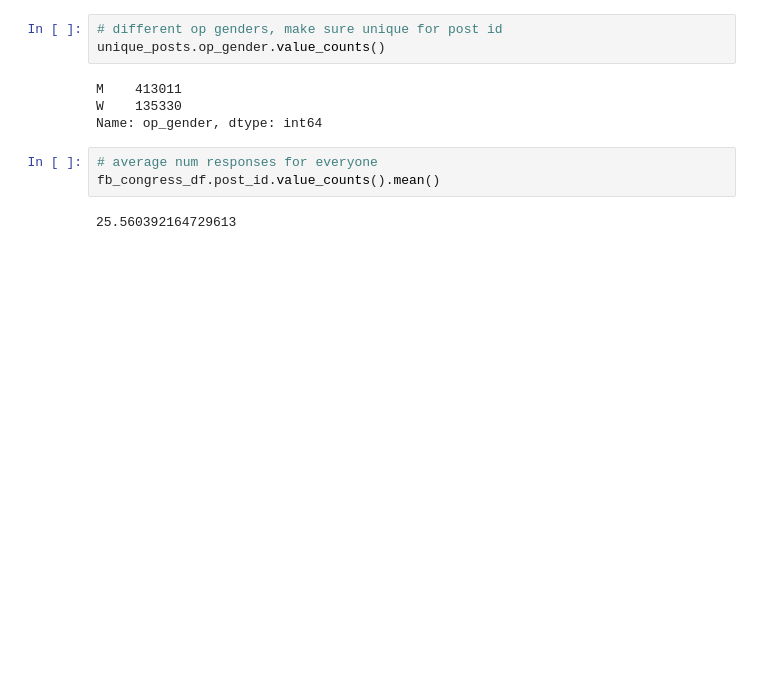
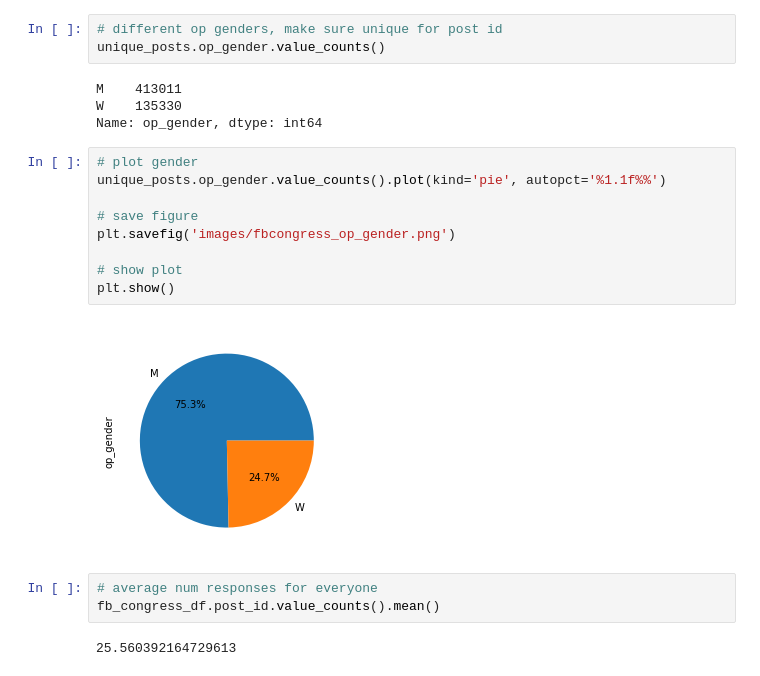
Before and after one commit to Data-Science-for-Linguists-2019/Gendered-Interaction-Online, a Jupyter notebook: main_analysis.ipynb, the cells around one changed output. Cells and saved outputs as stored; diff of their text form; blank space fills up the shorter version.

Commit message:
added more visualization

```diff
--- a/main_analysis.ipynb
+++ b/main_analysis.ipynb
@@ -74,6 +74,17 @@ unique_posts.op_gender.value_counts()
 M    413011
 W    135330
 Name: op_gender, dtype: int64
+# %%
+# plot gender
+unique_posts.op_gender.value_counts().plot(kind='pie', autopct='%1.1f%%')
+
+# save figure
+plt.savefig('images/fbcongress_op_gender.png')
+
+# show plot
+plt.show()
+# %% [output]
+[figure, added]
 # %%
 # average num responses for everyone
 fb_congress_df.post_id.value_counts().mean()
```
Also changed, not shown: parts of 92 cells of this notebook, 10 other files.
